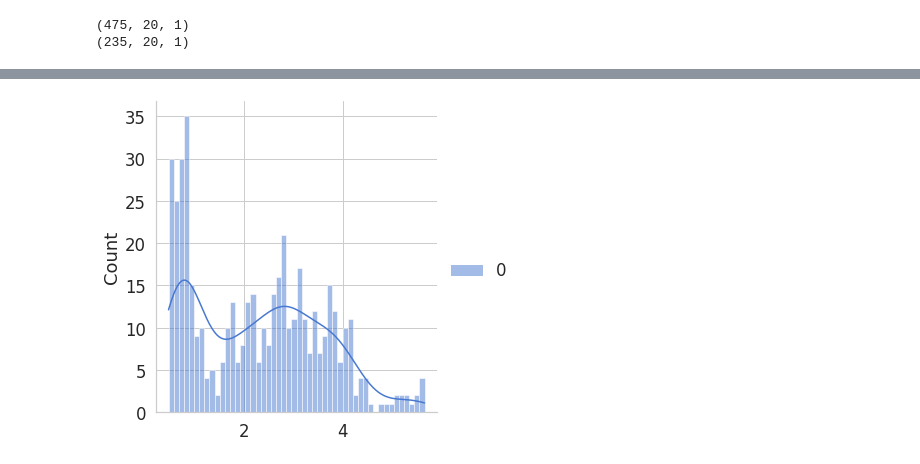
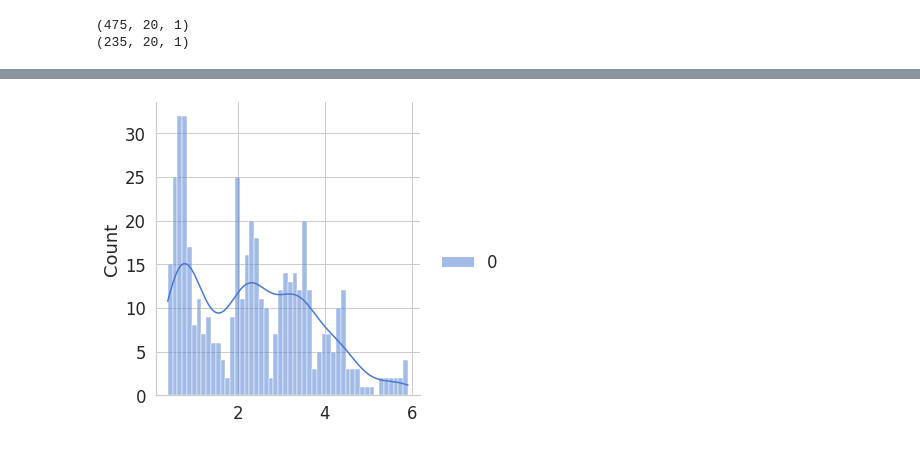
Before and after one commit to VissaMoutafis/Time-Series-Processing-with-Tensorflow, a Jupyter notebook: AutoEncoder.ipynb, the cells around one changed output, grey strips where cells are left out. Cells and saved outputs as stored; diff of their text form; code cells hidden in the pictures.

Commit message:
Model works much better with 64 units in the LSTM layer after all...

```diff
--- a/AutoEncoder.ipynb
+++ b/AutoEncoder.ipynb
@@ -239,7 +237,9 @@ class LSTMAutoEncoder_from_paper(nn.Module):
 # %%
 #print(X_train.shape)
-model = LSTMAutoEncoder(X_train.shape[1:],[50, 50,100],nn.ReLU,dropout=0.3)
+model1 = LSTMAutoEncoder(X_train.shape[1:],[64, 64,100],nn.ReLU,dropout=0.3)
+# %%
+model2 = LSTMAutoEncoder_from_paper(X_train.shape[1:],[50, 50,100],nn.ReLU,dropout=0.3)
 # %%
-model.fit(X_train, X_test, y_train, y_test, epochs=50)
+model1.fit(X_train, X_test, y_train, y_test, epochs=50)
 # %% [output]
 Epoch 1/50
@@ -262 +262,3 @@ Epoch 50/50
 <keras.callbacks.History at 0x...>
+# %%
+model2.fit(X_train, X_test, y_train, y_test, epochs=50)
@@ -263,8 +284,8 @@ Epoch 50/50
 # %%
 import seaborn as sns
-X_train_pred = model.model.predict(X_train)
+X_train_pred = model1.model.predict(X_train)
 
 train_mae_loss = np.mean(np.abs(X_train_pred - X_train), axis=1)
 sns.displot(train_mae_loss, bins=50, kde=True);
 # %% [output]
-[figure, old version]
+[figure, new version]
```
Also changed, not shown: parts of 11 cells of this notebook.
